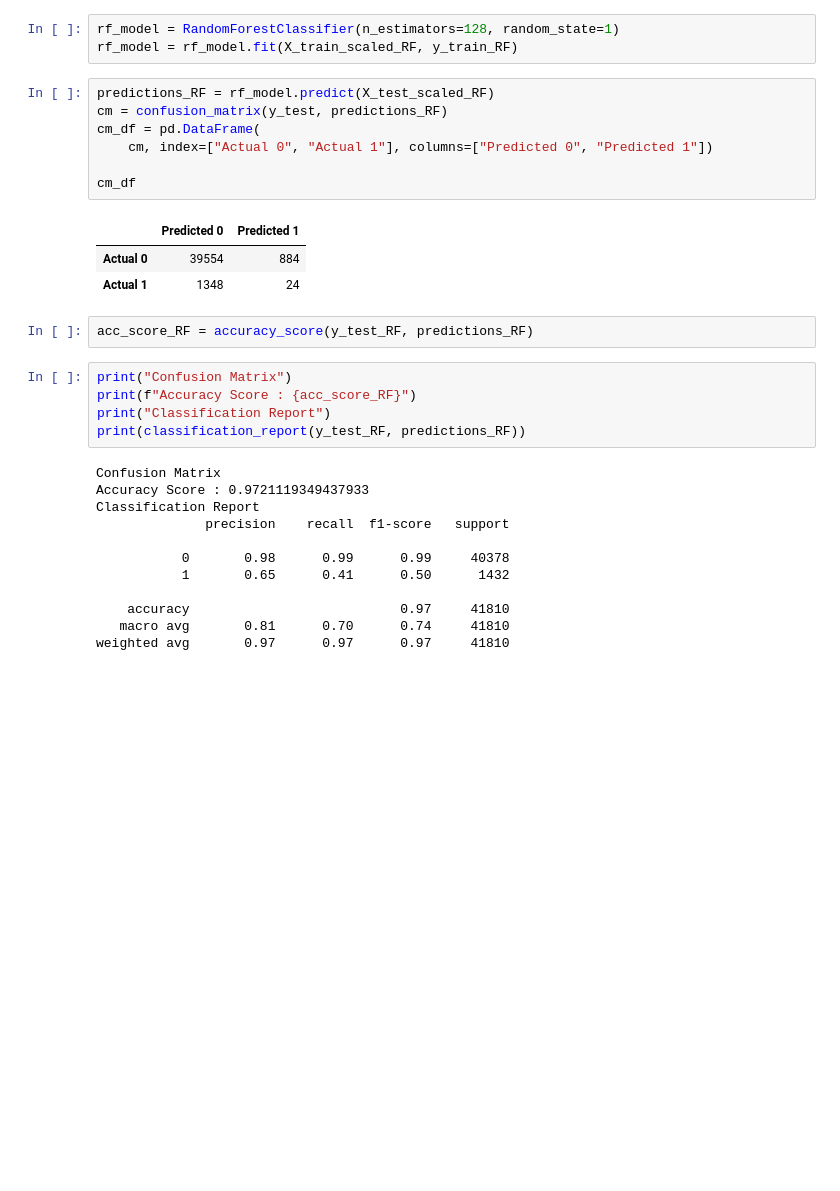
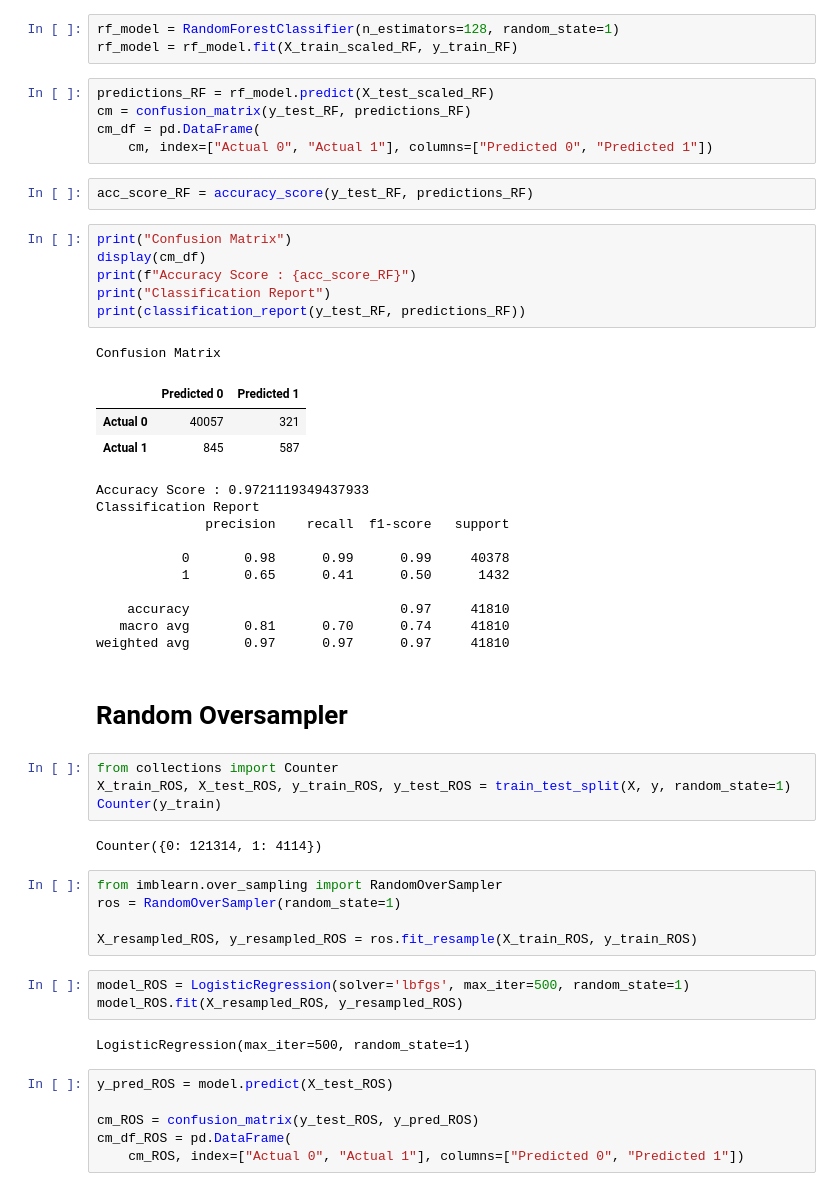
Before and after one commit to JulianDiaz619/covid, a Jupyter notebook: demographicanalysis_ETL.ipynb, the cells around one changed output. Drawn from its saved outputs; the diff is of its cells as text; blank space fills up the shorter version.

```diff
--- a/demographicanalysis_ETL.ipynb
+++ b/demographicanalysis_ETL.ipynb
@@ -428,31 +450,53 @@ rf_model = RandomForestClassifier(n_estimators=128, random_state=1)
 rf_model = rf_model.fit(X_train_scaled_RF, y_train_RF)
 # %%
 predictions_RF = rf_model.predict(X_test_scaled_RF)
-cm = confusion_matrix(y_test, predictions_RF)
+cm = confusion_matrix(y_test_RF, predictions_RF)
 cm_df = pd.DataFrame(
     cm, index=["Actual 0", "Actual 1"], columns=["Predicted 0", "Predicted 1"])
-
-cm_df
-# %% [output]
-|  | Predicted 0 | Predicted 1 |
-| Actual 0 | 39554 | 884 |
-| Actual 1 | 1348 | 24 |
 # %%
 acc_score_RF = accuracy_score(y_test_RF, predictions_RF)
 # %%
 print("Confusion Matrix")
+display(cm_df)
 print(f"Accuracy Score : {acc_score_RF}")
 print("Classification Report")
 print(classification_report(y_test_RF, predictions_RF))
 # %% [output]
 Confusion Matrix
-Accuracy Score : 0.9721119349437933
-Classification Report
-              precision    recall  f1-score   support
-
-           0       0.98      0.99      0.99     40378
-           1       0.65      0.41      0.50      1432
-
-    accuracy                           0.97     41810
-   macro avg       0.81      0.70      0.74     41810
-weighted avg       0.97      0.97      0.97     41810
+|  | Predicted 0 | Predicted 1 |
+| Actual 0 | 40057 | 321 |
+| Actual 1 | 845 | 587 |
+Accuracy Score : 0.9721119349437933
+Classification Report
+              precision    recall  f1-score   support
+
+           0       0.98      0.99      0.99     40378
+           1       0.65      0.41      0.50      1432
+
+    accuracy                           0.97     41810
+   macro avg       0.81      0.70      0.74     41810
+weighted avg       0.97      0.97      0.97     41810
+# %% [markdown]
+# Random Oversampler
+# %%
+from collections import Counter
+X_train_ROS, X_test_ROS, y_train_ROS, y_test_ROS = train_test_split(X, y, random_state=1)
+Counter(y_train)
+# %% [output]
+Counter({0: 121314, 1: 4114})
+# %%
+from imblearn.over_sampling import RandomOverSampler
+ros = RandomOverSampler(random_state=1)
+
+X_resampled_ROS, y_resampled_ROS = ros.fit_resample(X_train_ROS, y_train_ROS)
+# %%
+model_ROS = LogisticRegression(solver='lbfgs', max_iter=500, random_state=1)
+model_ROS.fit(X_resampled_ROS, y_resampled_ROS)
+# %% [output]
+LogisticRegression(max_iter=500, random_state=1)
+# %%
+y_pred_ROS = model.predict(X_test_ROS)
+
+cm_ROS = confusion_matrix(y_test_ROS, y_pred_ROS)
+cm_df_ROS = pd.DataFrame(
+    cm_ROS, index=["Actual 0", "Actual 1"], columns=["Predicted 0", "Predicted 1"])
```
Also changed, not shown: parts of 6 cells of this notebook.
